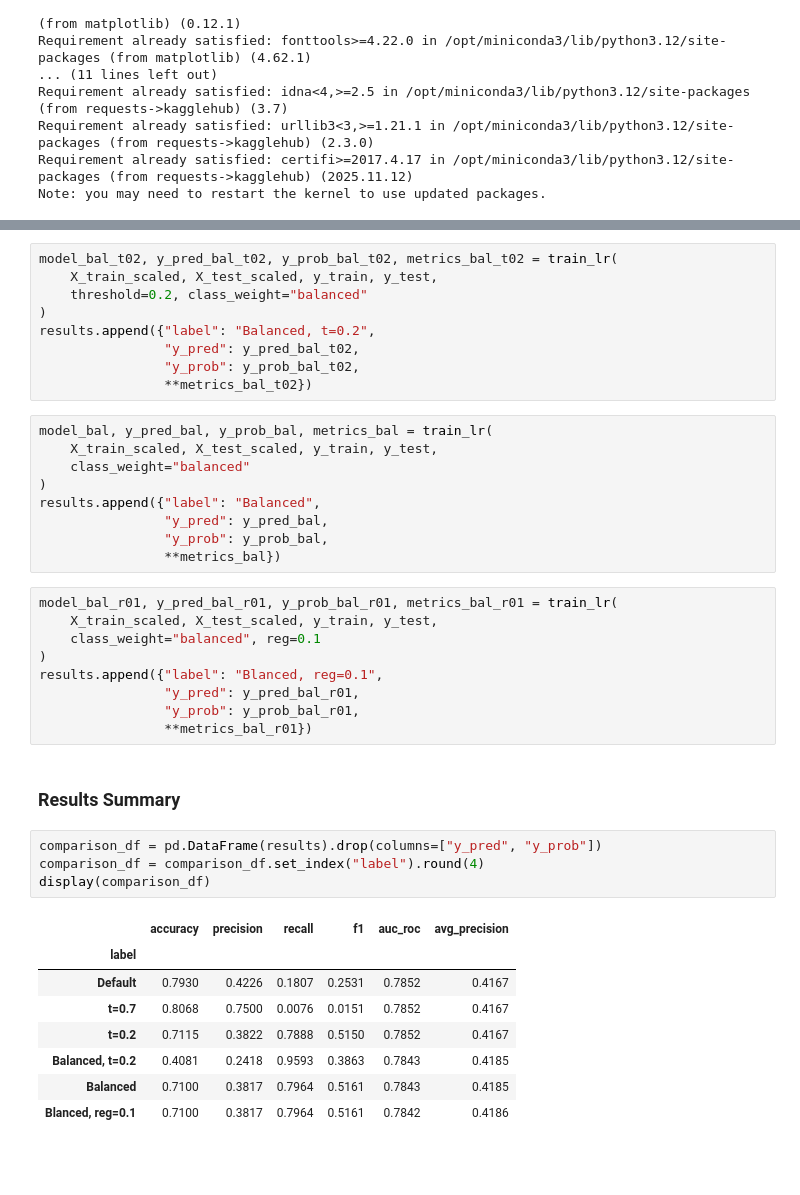
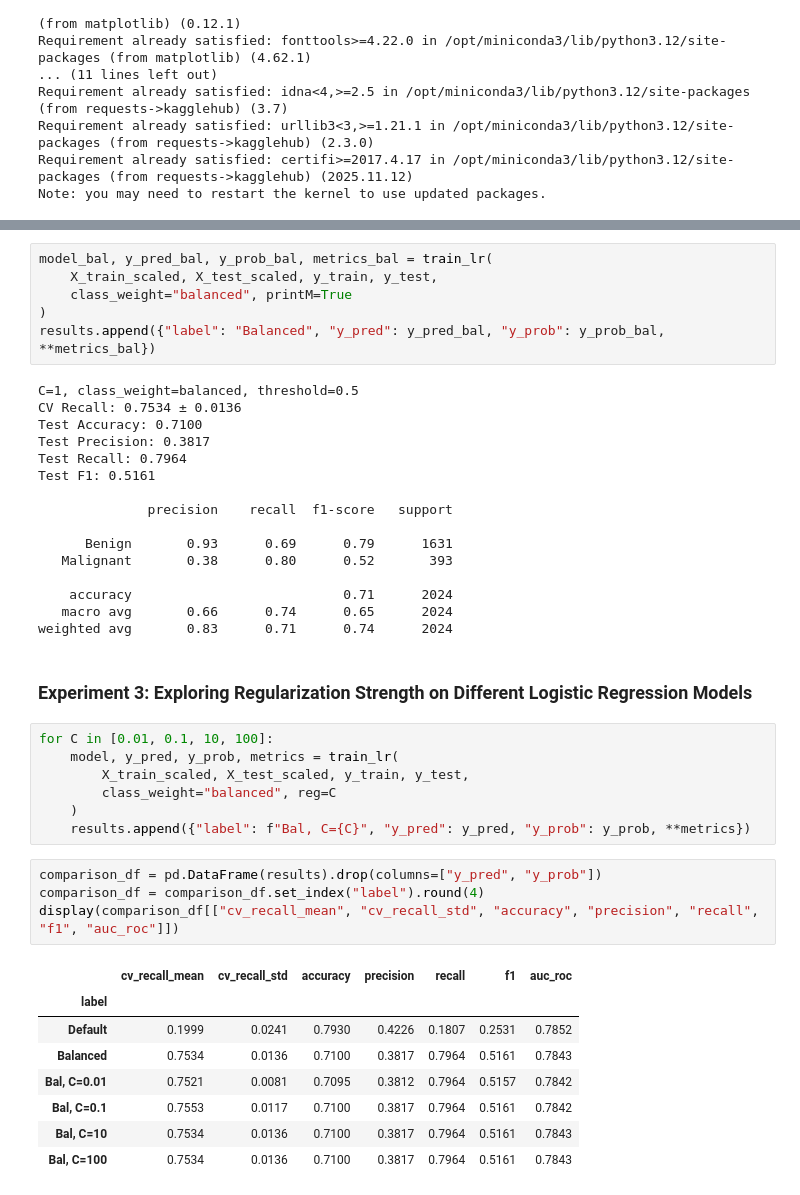
Before and after one commit to adharampal/skin-leision-detection, a Jupyter notebook: logistic_regression.ipynb, the cells around one changed output, grey strips where cells are left out. Drawn from its saved outputs; the diff is of its cells as text; blank space fills up the shorter version.

```diff
--- a/logistic_regression.ipynb
+++ b/logistic_regression.ipynb
@@ -108,43 +117,45 @@ results.append({"label": "t=0.2",
 # %%
-model_bal_t02, y_pred_bal_t02, y_prob_bal_t02, metrics_bal_t02 = train_lr(
+model_bal, y_pred_bal, y_prob_bal, metrics_bal = train_lr(
     X_train_scaled, X_test_scaled, y_train, y_test,
-    threshold=0.2, class_weight="balanced"
+    class_weight="balanced", printM=True
 )
-results.append({"label": "Balanced, t=0.2",
-                "y_pred": y_pred_bal_t02,
-                "y_prob": y_prob_bal_t02,
-                **metrics_bal_t02})
+results.append({"label": "Balanced", "y_pred": y_pred_bal, "y_prob": y_prob_bal, **metrics_bal})
+# %% [output]
+C=1, class_weight=balanced, threshold=0.5
+CV Recall: 0.7534 ± 0.0136
+Test Accuracy: 0.7100
+Test Precision: 0.3817
+Test Recall: 0.7964
+Test F1: 0.5161
+
+              precision    recall  f1-score   support
+
+      Benign       0.93      0.69      0.79      1631
+   Malignant       0.38      0.80      0.52       393
+
+    accuracy                           0.71      2024
+   macro avg       0.66      0.74      0.65      2024
+weighted avg       0.83      0.71      0.74      2024
-# %%
-model_bal, y_pred_bal, y_prob_bal, metrics_bal = train_lr(
-    X_train_scaled, X_test_scaled, y_train, y_test,
-    class_weight="balanced"
-)
-results.append({"label": "Balanced",
-                "y_pred": y_pred_bal,
-                "y_prob": y_prob_bal,
-                **metrics_bal})
-# %%
-model_bal_r01, y_pred_bal_r01, y_prob_bal_r01, metrics_bal_r01 = train_lr(
-    X_train_scaled, X_test_scaled, y_train, y_test,
-    class_weight="balanced", reg=0.1
-)
-results.append({"label": "Blanced, reg=0.1",
-                "y_pred": y_pred_bal_r01,
-                "y_prob": y_prob_bal_r01,
-                **metrics_bal_r01})
-# %% [markdown]
-### Results Summary
+# %% [markdown]
+### Experiment 3: Exploring Regularization Strength on Different Logistic Regression Models
+# %%
+for C in [0.01, 0.1, 10, 100]:
+    model, y_pred, y_prob, metrics = train_lr(
+        X_train_scaled, X_test_scaled, y_train, y_test,
+        class_weight="balanced", reg=C
+    )
+    results.append({"label": f"Bal, C={C}", "y_pred": y_pred, "y_prob": y_prob, **metrics})
 # %%
 comparison_df = pd.DataFrame(results).drop(columns=["y_pred", "y_prob"])
 comparison_df = comparison_df.set_index("label").round(4)
-display(comparison_df)
+display(comparison_df[["cv_recall_mean", "cv_recall_std", "accuracy", "precision", "recall", "f1", "auc_roc"]])
 # %% [output]
-|  | accuracy | precision | recall | f1 | auc_roc | avg_precision |
-| label |  |  |  |  |  |  |
-| Default | 0.7930 | 0.4226 | 0.1807 | 0.2531 | 0.7852 | 0.4167 |
-| t=0.7 | 0.8068 | 0.7500 | 0.0076 | 0.0151 | 0.7852 | 0.4167 |
-| t=0.2 | 0.7115 | 0.3822 | 0.7888 | 0.5150 | 0.7852 | 0.4167 |
-| Balanced, t=0.2 | 0.4081 | 0.2418 | 0.9593 | 0.3863 | 0.7843 | 0.4185 |
-| Balanced | 0.7100 | 0.3817 | 0.7964 | 0.5161 | 0.7843 | 0.4185 |
-| Blanced, reg=0.1 | 0.7100 | 0.3817 | 0.7964 | 0.5161 | 0.7842 | 0.4186 |
+|  | cv_recall_mean | cv_recall_std | accuracy | precision | recall | f1 | auc_roc |
+| label |  |  |  |  |  |  |  |
+| Default | 0.1999 | 0.0241 | 0.7930 | 0.4226 | 0.1807 | 0.2531 | 0.7852 |
+| Balanced | 0.7534 | 0.0136 | 0.7100 | 0.3817 | 0.7964 | 0.5161 | 0.7843 |
+| Bal, C=0.01 | 0.7521 | 0.0081 | 0.7095 | 0.3812 | 0.7964 | 0.5157 | 0.7842 |
+| Bal, C=0.1 | 0.7553 | 0.0117 | 0.7100 | 0.3817 | 0.7964 | 0.5161 | 0.7842 |
+| Bal, C=10 | 0.7534 | 0.0136 | 0.7100 | 0.3817 | 0.7964 | 0.5161 | 0.7843 |
+| Bal, C=100 | 0.7534 | 0.0136 | 0.7100 | 0.3817 | 0.7964 | 0.5161 | 0.7843 |
 # %%
```
Also changed, not shown: parts of 14 cells of this notebook, 2 other files.
